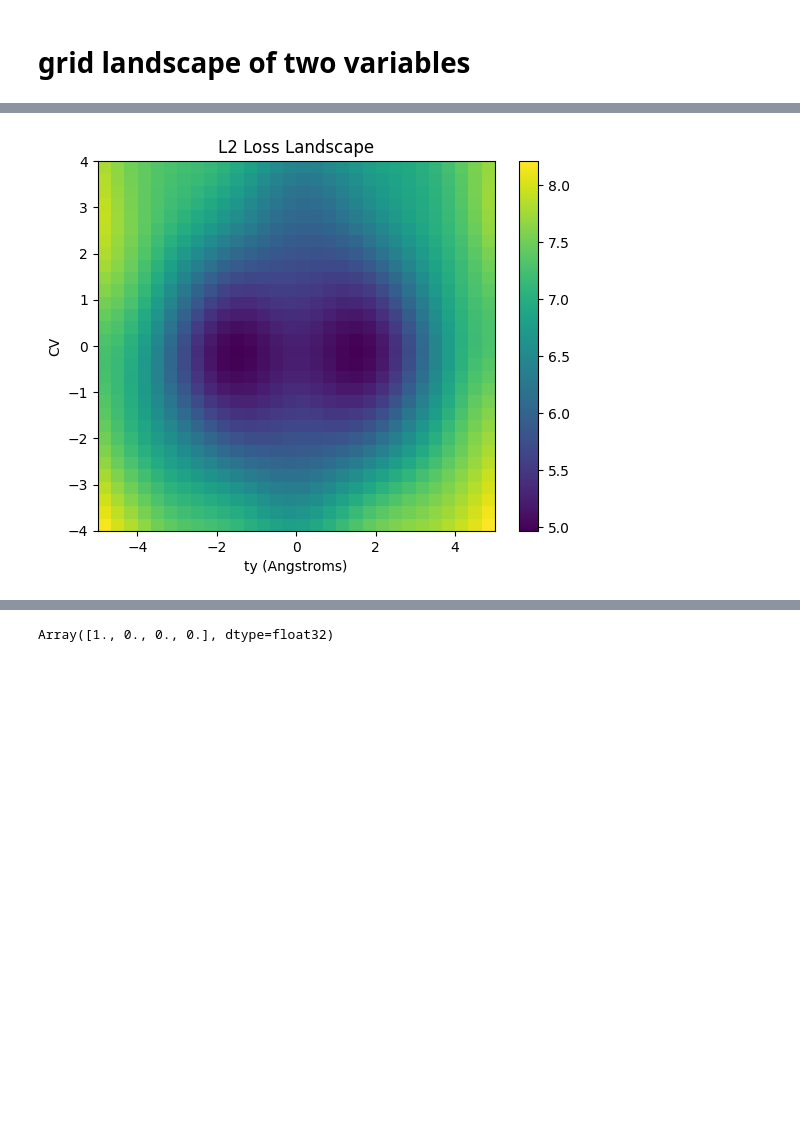
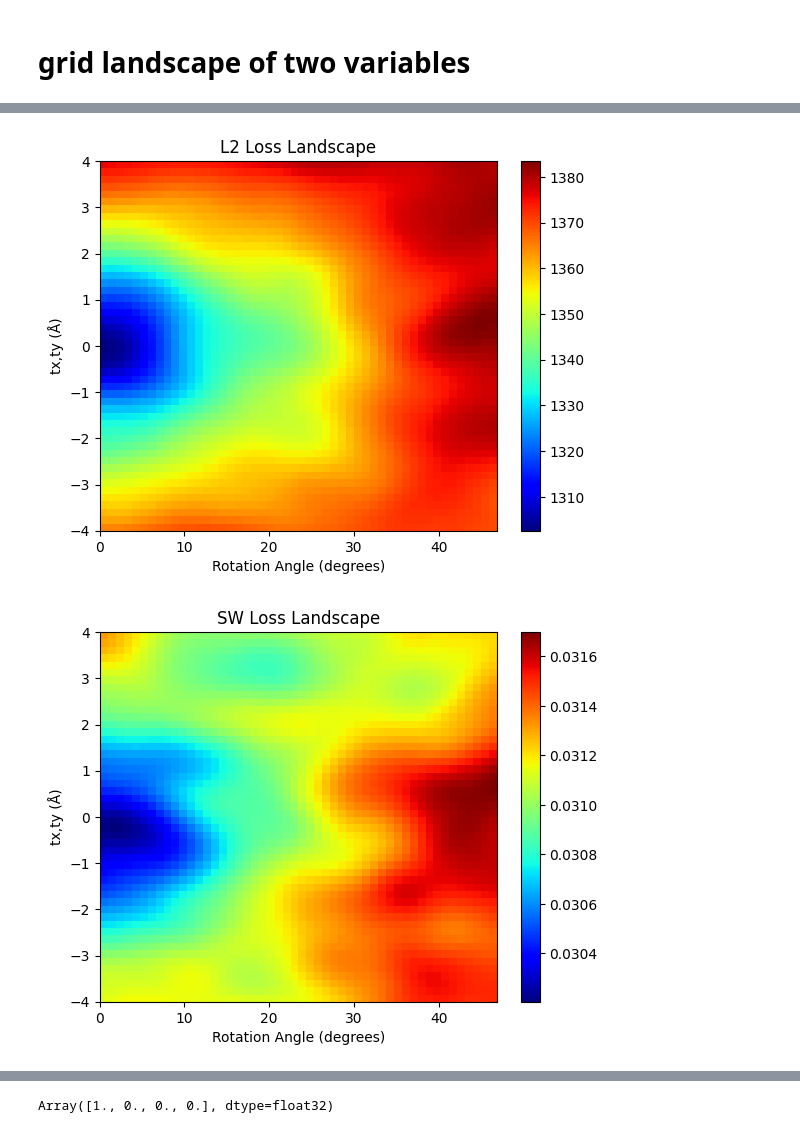
Before and after one commit to flatironinstitute/GOTO-SWAP, a Jupyter notebook: examples/cryojax_joint_optimization.ipynb, the cells around one changed output, grey strips where cells are left out. Cells and saved outputs as stored; diff of their text form; code cells hidden in the pictures; blank space fills up the shorter version.

```diff
--- a/examples/cryojax_joint_optimization.ipynb
+++ b/examples/cryojax_joint_optimization.ipynb
@@ -76,8 +60,8 @@ plt.colorbar()
 <matplotlib.colorbar.Colorbar at 0x...>
 [figure]
 # %%
-pixel_size, shape = 0.5, (64, 64)
-pad_options = dict(shape=(64, 64))
+pixel_size, shape = 1.0, (64, 64)
+pad_options = dict(shape=(128, 128))
 image_config = cxs.BasicImageConfig(
     shape, pixel_size, voltage_in_kilovolts=300.0, pad_options=pad_options
 )
@@ -85,7 +69,7 @@ from cryojax.ndimage.operators import FourierGaussian
 amplitude, b_factor = 1.0, 10.0
 envelope = FourierGaussian(amplitude=amplitude, b_factor=b_factor)
 transfer_theory = cxs.ContrastTransferTheory(
-        cxs.AstigmaticCTF(defocus_in_angstroms=2000),
+        cxs.AstigmaticCTF(defocus_in_angstroms=3000),
         envelope=envelope,
     )
 image_model = cxs.make_image_model(
@@ -162,0 +153,13 @@ AssertionError:
+# %%
+n_pix = 64
+xm, ym = jnp.meshgrid(
+        jnp.linspace(-n_pix // 2, n_pix // 2 - 1, n_pix),
+        jnp.linspace(-n_pix // 2, n_pix // 2 - 1, n_pix),
+        indexing='ij',
+    )
+grid = jnp.stack([xm, ym], axis=-1)
+n_projections = 100
+n_pixels = 300
+normalize_safely_epsilon = 1e-12
+key = jax.random.PRNGKey(0)
+sw_sorted_jax_differentiable(image_model.simulate(), image_model.simulate() + 1, grid, n_projections, n_pixels, normalize_safely_epsilon, key)
@@ -198,0 +255,10 @@ l2_landscape = eval_l2_over_cv_other_jit(cv_grid, other_grid)
+# %%
+geodesic_grid = jnp.array([other_to_geodesic(other) for other in other_grid])
+# geodesic_grid = other_grid
+
+plt.plot(geodesic_grid, l2_landscape[n//2,:], label='L2')
+plt.legend()
+plt.show()
+plt.plot(geodesic_grid, sw_landscape[n//2,:], label='SW')
+plt.legend()
+plt.show()
@@ -199,10 +268,17 @@ l2_landscape = eval_l2_over_cv_other_jit(cv_grid, other_grid)
 # %%
-import matplotlib.pyplot as plt
-plt.imshow(l2_landscape, extent=(other_grid[0], other_grid[-1], cv_grid[0], cv_grid[-1]), origin='lower', aspect='auto')
+plt.imshow(l2_landscape, extent=(geodesic_grid[0], geodesic_grid[-1], cv_grid[0], cv_grid[-1]), origin='lower', aspect='auto', cmap='jet')
 plt.colorbar()
-plt.xlabel('ty (Angstroms)')
-plt.ylabel('CV')
+plt.xlabel('Rotation Angle (degrees)')
+plt.ylabel('tx,ty (Å)')
 plt.title('L2 Loss Landscape')
 plt.show()
+
+plt.imshow(sw_landscape, extent=(geodesic_grid[0], geodesic_grid[-1], cv_grid[0], cv_grid[-1]), origin='lower', aspect='auto', cmap='jet')
+plt.colorbar()
+plt.xlabel('Rotation Angle (degrees)')
+plt.ylabel('tx,ty (Å)')
+plt.title('SW Loss Landscape')
+plt.show()
 # %% [output]
-[figure, old version]
+[figure, new version]
+[figure, added]
```
Also changed, not shown: parts of 14 cells of this notebook, 2 other files.
